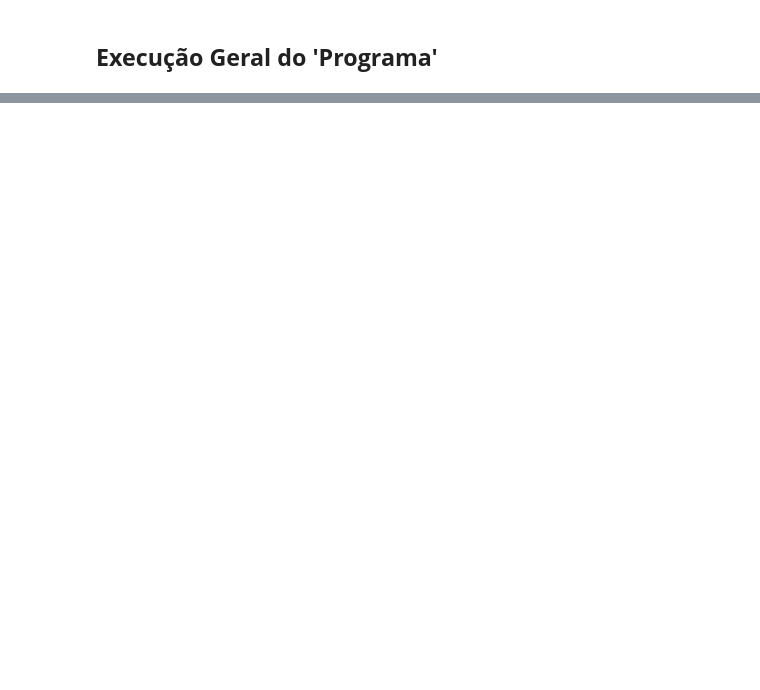
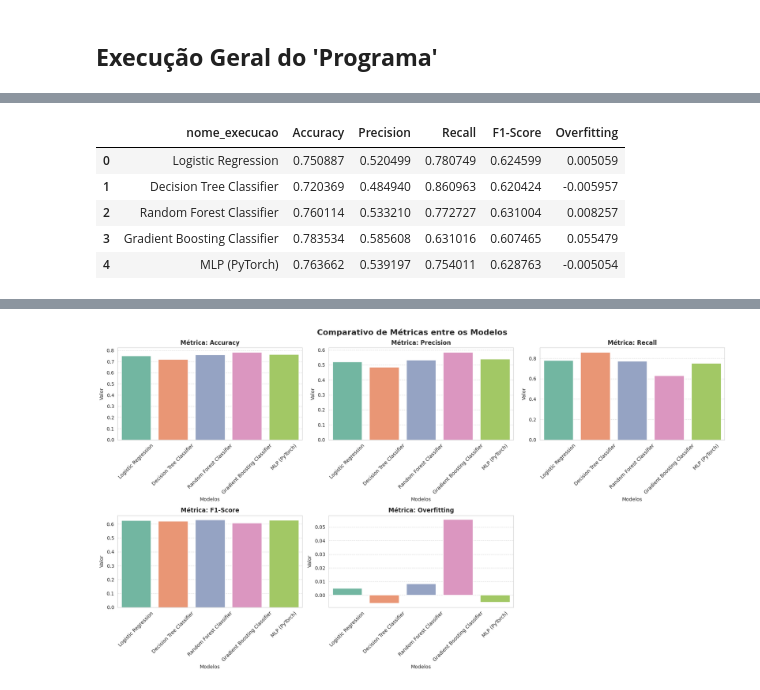
Before and after one commit to DioniSilva/tech-challenge-fase-1, a Jupyter notebook: notebooks/Etapa_02-Modelagem_com_Redes_Neurais.ipynb, the cells around one changed output, grey strips where cells are left out. Cells and saved outputs as stored; diff of their text form; code cells hidden in the pictures; blank space fills up the shorter version.

Commit message:
Adicionada execução do MLP e armazenamento do mesmo no MLFlow.

```diff
--- a/notebooks/Etapa_02-Modelagem_com_Redes_Neurais.ipynb
+++ b/notebooks/Etapa_02-Modelagem_com_Redes_Neurais.ipynb
@@ -365,7 +376,7 @@ def avaliar_modelo(nome_execucao, transformer, balanceador, modelo, X_train, y_t
 
   metricas = calcular_metricas_treino_teste(nome_execucao, y_train, y_test, previsoes)
 
-  registrar_execução_mlflow(nome_execucao, metricas, modelo)
+  registrar_execucao_mlflow(nome_execucao, metricas, modelo)
 
   registrar_metricas_modelo(nome_execucao, metricas)
 # %% [markdown]
@@ -376,6 +387,7 @@ def configurar_mlflow():
   Configura o MLFlow.
   """
   logger.info("Configurando MLFlow")
+  os.environ["MLFLOW_ALLOW_FILE_STORE"] = "true"
   mlflow.set_tracking_uri("/content/mlflow")
   mlflow.set_experiment("TechChallenge - Etapa 02")
 # %% [markdown]
@@ -488,3 +672,23 @@ def exibir_comparativos_modelos():
+# %%
+def identificar_path_arquivo_dados():
+  """
+  Identifica o path do arquivo de dados.
+  """
+  logger.info("Identificando path do arquivo de dados")
+
+  # Identificar arquivo com fallback de ambientes (Local vs Colab)
+  caminho_local = "data/raw/Telco_customer_churn.xlsx"
+  caminho_colab = "/content/Telco_customer_churn.xlsx"
+
+  if os.path.exists(caminho_local):
+      path = caminho_local
+  elif os.path.exists(caminho_colab):
+      path = caminho_colab
+  else:
+      logger.error("Erro: Base de dados Telco_customer_churn.xlsx não foi encontrada localmente nem no caminho padrão do Colab.")
+      sys.exit(1)
+
+  return path
 # %% [markdown]
 ## **Execução Geral do 'Programa'**
 # %%
@@ -494,8 +698,11 @@ def main():
   # Configurar o Logger
   configurar_logging(logging.DEBUG)
 
+  # Identificar path do arquivo de dados
+  path = identificar_path_arquivo_dados()
+
   # Carregar dados
-  df = carregar_dados("/content/Telco_customer_churn.xlsx")
+  df = carregar_dados(path)
 
   # Tratamento dos dados
   df = tratar_dados(df)
@@ -524,6 +731,9 @@ def main():
   # Executar o modelo GradientBoostingClassifier
   executar_gradient_boosting_classifier(X_train, X_test, y_train, y_test, transformer, balanceador)
 
+  # Executar o modelo MLP (PyTorch)
+  executar_modelo_mlp(X_train, X_test, y_train, y_test, transformer, balanceador)
+
   # Exibir comparativo
   exibir_comparativos_modelos()
 
@@ -558,0 +741,4 @@ main()
+# %%
+if __name__ == "__main__":
+    main()
+# %% [output]
@@ -558,0 +762,6 @@ main()
+|  | nome_execucao | Accuracy | Precision | Recall | F1-Score | Overfitting |
+| 0 | Logistic Regression | 0.750887 | 0.520499 | 0.780749 | 0.624599 | 0.005059 |
+| 1 | Decision Tree Classifier | 0.720369 | 0.484940 | 0.860963 | 0.620424 | -0.005957 |
+| 2 | Random Forest Classifier | 0.760114 | 0.533210 | 0.772727 | 0.631004 | 0.008257 |
+| 3 | Gradient Boosting Classifier | 0.783534 | 0.585608 | 0.631016 | 0.607465 | 0.055479 |
+| 4 | MLP (PyTorch) | 0.763662 | 0.539197 | 0.754011 | 0.628763 | -0.005054 |
@@ -558,0 +769 @@ main()
+[figure, added]
```
Also changed, not shown: parts of 15 cells of this notebook, 1 other file.
